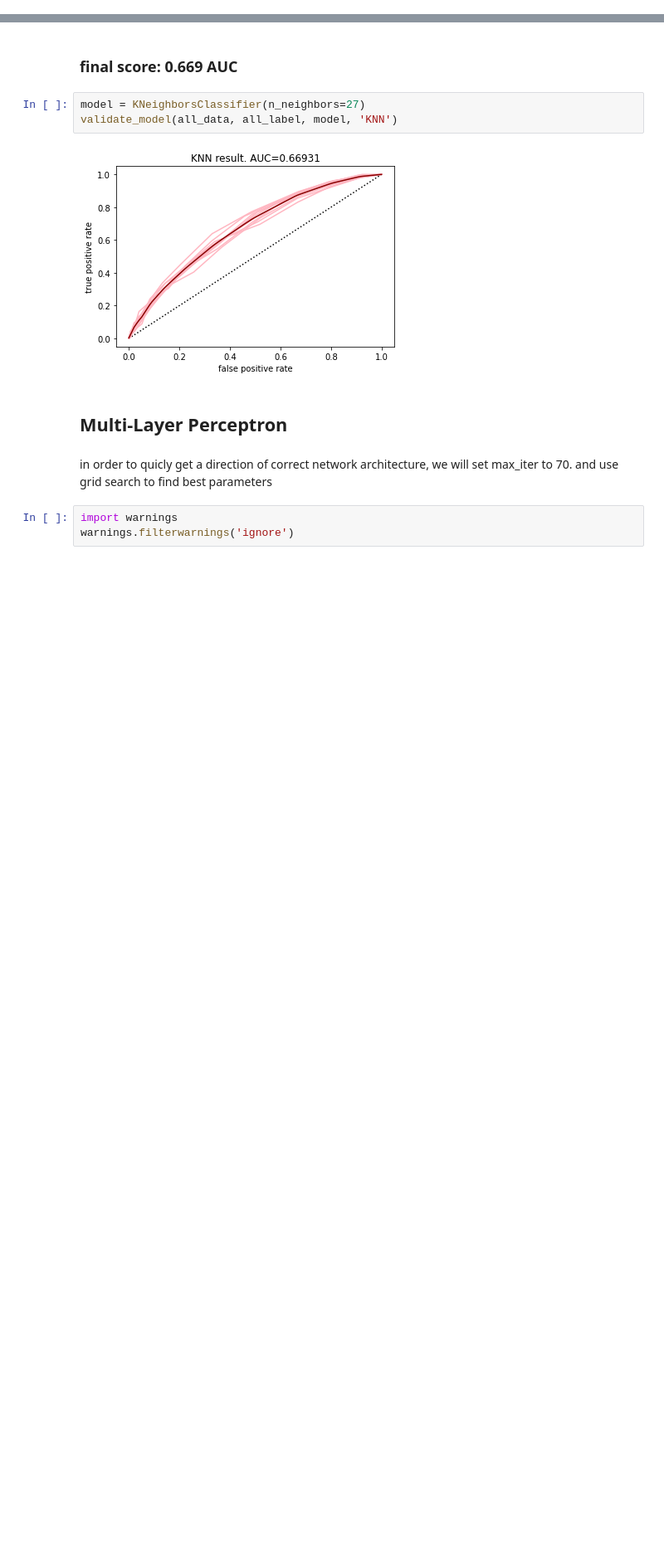
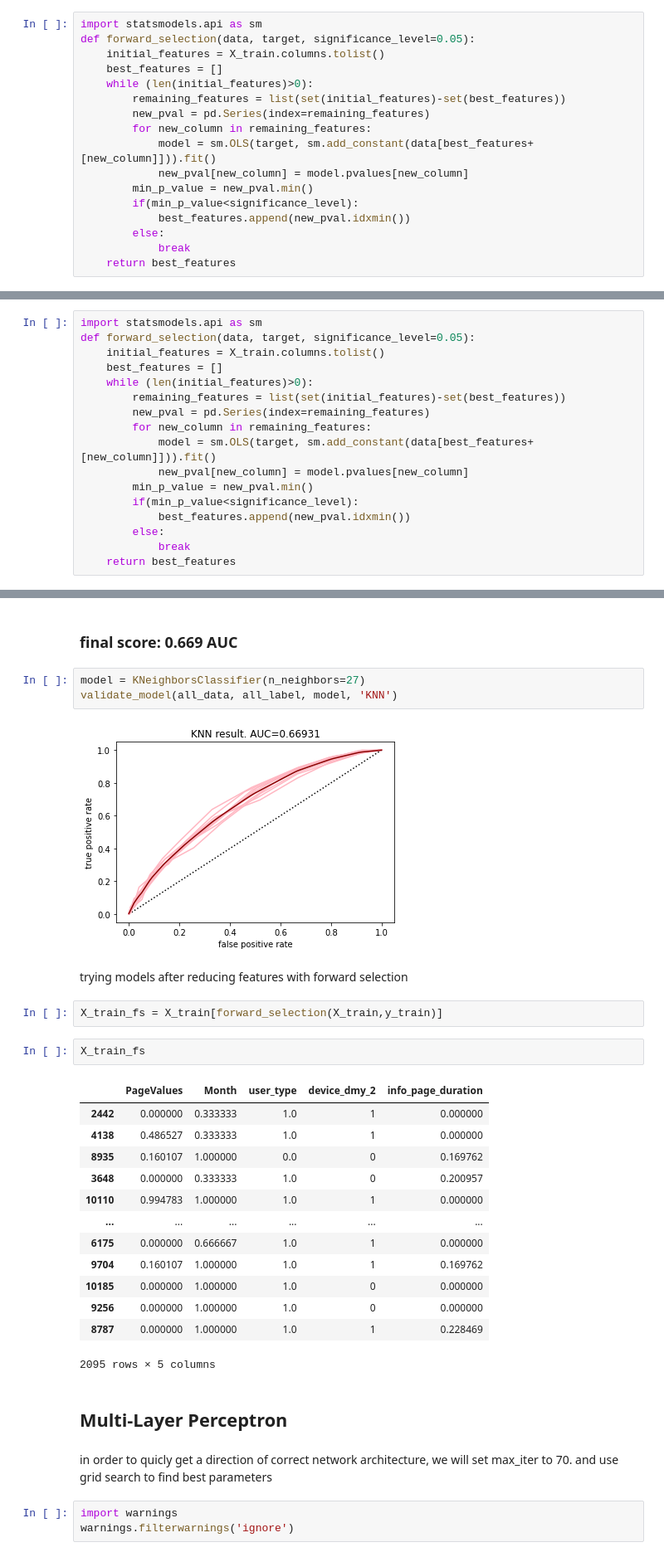
Before and after one commit to MrPupik/INTO_TO_ML, a Jupyter notebook: project/itay_nb.ipynb, the cells around one changed output, grey strips where cells are left out. Shown at 83% size. Drawn from its saved outputs; the diff is of its cells as text; blank space fills up the shorter version.

```diff
--- a/project/itay_nb.ipynb
+++ b/project/itay_nb.ipynb
@@ -723,3 +730,20 @@ X_val.A
 2254      1.0
 10429     7.0
 Name: A, Length: 8384, dtype: float64
+# %%
+import statsmodels.api as sm
+def forward_selection(data, target, significance_level=0.05):
+    initial_features = X_train.columns.tolist()
+    best_features = []
+    while (len(initial_features)>0):
+        remaining_features = list(set(initial_features)-set(best_features))
+        new_pval = pd.Series(index=remaining_features)
+        for new_column in remaining_features:
+            model = sm.OLS(target, sm.add_constant(data[best_features+[new_column]])).fit()
+            new_pval[new_column] = model.pvalues[new_column]
+        min_p_value = new_pval.min()
+        if(min_p_value<significance_level):
+            best_features.append(new_pval.idxmin())
+        else:
+            break
+    return best_features
@@ -1029,3 +1062,20 @@ X_train_reduced = pca.transform(X_train)
 X_val_pca = pca.inverse_transform(X_val_reduced)
 X_train_pca = pca.inverse_transform(X_train_reduced)
 del X_val_reduced, X_train_reduced
+# %%
+import statsmodels.api as sm
+def forward_selection(data, target, significance_level=0.05):
+    initial_features = X_train.columns.tolist()
+    best_features = []
+    while (len(initial_features)>0):
+        remaining_features = list(set(initial_features)-set(best_features))
+        new_pval = pd.Series(index=remaining_features)
+        for new_column in remaining_features:
+            model = sm.OLS(target, sm.add_constant(data[best_features+[new_column]])).fit()
+            new_pval[new_column] = model.pvalues[new_column]
+        min_p_value = new_pval.min()
+        if(min_p_value<significance_level):
+            best_features.append(new_pval.idxmin())
+        else:
+            break
+    return best_features
@@ -1321,6 +1375,26 @@ model = KNeighborsClassifier(n_neighbors=27)
 validate_model(all_data, all_label, model, 'KNN')
 # %% [output]
 [figure]
+# %% [markdown]
+trying models after reducing features with forward selection
+# %%
+X_train_fs = X_train[forward_selection(X_train,y_train)]
+# %%
+X_train_fs
+# %% [output]
+|  | PageValues | Month | user_type | device_dmy_2 | info_page_duration |
+| 2442 | 0.000000 | 0.333333 | 1.0 | 1 | 0.000000 |
+| 4138 | 0.486527 | 0.333333 | 1.0 | 1 | 0.000000 |
+| 8935 | 0.160107 | 1.000000 | 0.0 | 0 | 0.169762 |
+| 3648 | 0.000000 | 0.333333 | 1.0 | 0 | 0.200957 |
+| 10110 | 0.994783 | 1.000000 | 1.0 | 1 | 0.000000 |
+| ... | ... | ... | ... | ... | ... |
+| 6175 | 0.000000 | 0.666667 | 1.0 | 1 | 0.000000 |
+| 9704 | 0.160107 | 1.000000 | 1.0 | 1 | 0.169762 |
+| 10185 | 0.000000 | 1.000000 | 1.0 | 0 | 0.000000 |
+| 9256 | 0.000000 | 1.000000 | 1.0 | 0 | 0.000000 |
+| 8787 | 0.000000 | 1.000000 | 1.0 | 1 | 0.228469 |
+2095 rows × 5 columns
 # %% [markdown]
 ## Multi-Layer Perceptron
 # %% [markdown]
```
Also changed, not shown: parts of 10 cells of this notebook.
